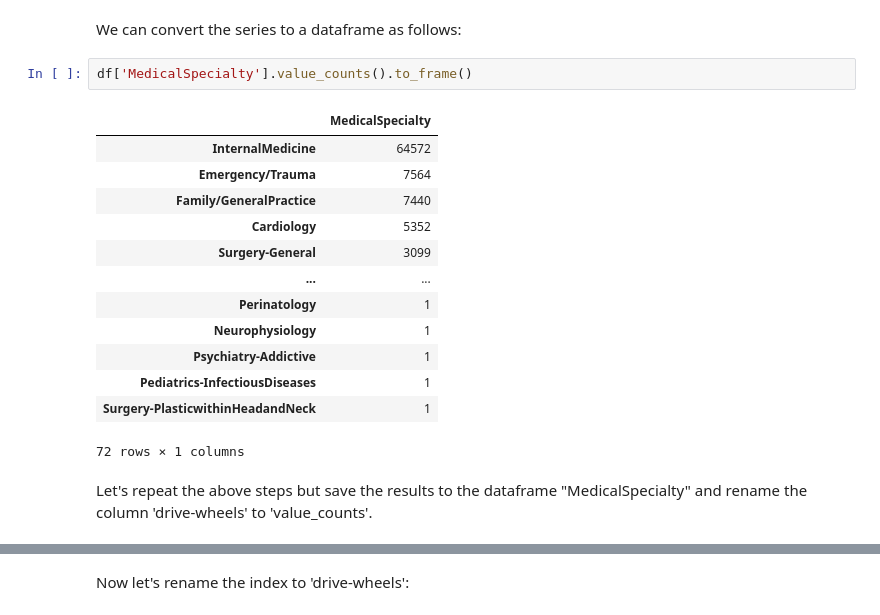
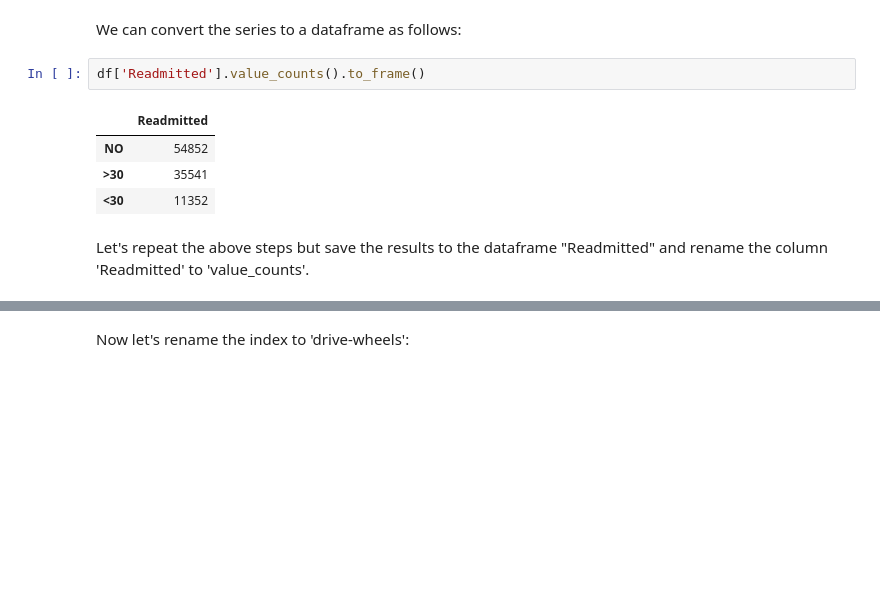
Before and after one commit to vyklyuk/Health_Care_Data_Analysis, a Jupyter notebook: DmytroYesyp/Dmytro_Yesyp_Lab3.ipynb, the cells around one changed output, grey strips where cells are left out. Cells and saved outputs as stored; diff of their text form; blank space fills up the shorter version.

```diff
--- a/DmytroYesyp/Dmytro_Yesyp_Lab3.ipynb
+++ b/DmytroYesyp/Dmytro_Yesyp_Lab3.ipynb
@@ -405,21 +413,12 @@ Name: MedicalSpecialty, Length: 72, dtype: int64
 # %% [markdown]
 We can convert the series to a dataframe as follows:
 # %%
-df['MedicalSpecialty'].value_counts().to_frame()
+df['Readmitted'].value_counts().to_frame()
 # %% [output]
-|  | MedicalSpecialty |
-| InternalMedicine | 64572 |
-| Emergency/Trauma | 7564 |
-| Family/GeneralPractice | 7440 |
-| Cardiology | 5352 |
-| Surgery-General | 3099 |
-| ... | ... |
-| Perinatology | 1 |
-| Neurophysiology | 1 |
-| Psychiatry-Addictive | 1 |
-| Pediatrics-InfectiousDiseases | 1 |
-| Surgery-PlasticwithinHeadandNeck | 1 |
+|  | Readmitted |
+| NO | 54852 |
+| >30 | 35541 |
+| <30 | 11352 |
-72 rows × 1 columns
 # %% [markdown]
-Let's repeat the above steps but save the results to the dataframe "MedicalSpecialty" and rename the column  'drive-wheels' to 'value_counts'.
+Let's repeat the above steps but save the results to the dataframe "Readmitted" and rename the column  'Readmitted' to 'value_counts'.
 # %%
```
Also changed, not shown: parts of 36 cells of this notebook, 2 other files.
